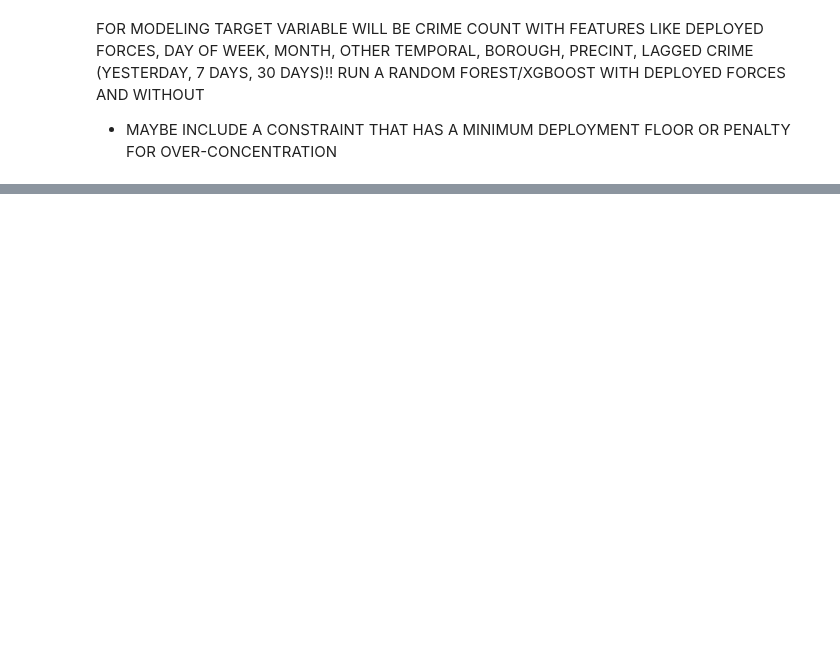
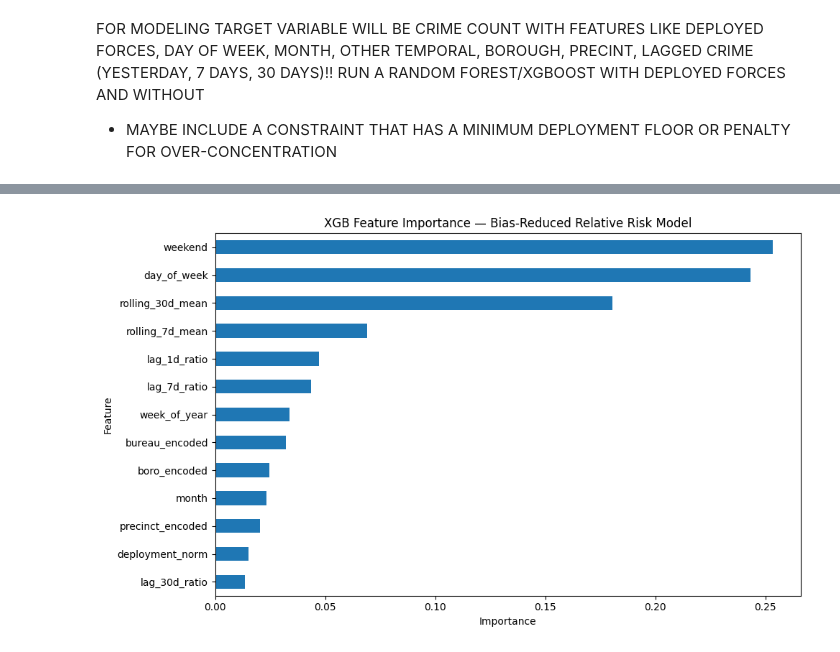
Before and after one commit to SU-IST707-SP26/group-project-treeo, a Jupyter notebook: work/modeling_use.ipynb, the cells around one changed output, grey strips where cells are left out. Cells and saved outputs as stored; diff of their text form; code cells hidden in the pictures; blank space fills up the shorter version.

Commit message:
Update modeling notebooks without data files

```diff
--- a/work/modeling_use.ipynb
+++ b/work/modeling_use.ipynb
@@ -264,0 +437,14 @@ FOR MODELING TARGET VARIABLE WILL BE CRIME COUNT WITH FEATURES LIKE DEPLOYED FOR
+# %%
+##Normalising Deployment
+from sklearn.preprocessing import MinMaxScaler
+
+scaler = MinMaxScaler()
+
+daily_grid['deployment_norm'] = scaler.fit_transform(
+    daily_grid[['estimated_officers']]
+)
+
+deployment_features = base_features + ['deployment_norm']
+
+xgb_dep.fit(X_train_dep, y_train)
+baseline_preds = xgb_dep.predict(X_test_dep)
@@ -264,0 +579,17 @@ FOR MODELING TARGET VARIABLE WILL BE CRIME COUNT WITH FEATURES LIKE DEPLOYED FOR
+# %%
+bias_importance = pd.Series(
+    xgb_bias_reduced.feature_importances_,
+    index=bias_reduced_features
+).sort_values()
+
+plt.figure(figsize=(10, 6))
+bias_importance.plot(kind='barh')
+
+plt.title('XGB Feature Importance — Bias-Reduced Relative Risk Model')
+plt.xlabel('Importance')
+plt.ylabel('Feature')
+plt.tight_layout()
+plt.savefig('bias_reduced_feature_importance.png', bbox_inches='tight', dpi=150)
+plt.show()
+# %% [output]
+[figure, added]
```
Also changed, not shown: parts of 19 cells of this notebook, 5 other files.
